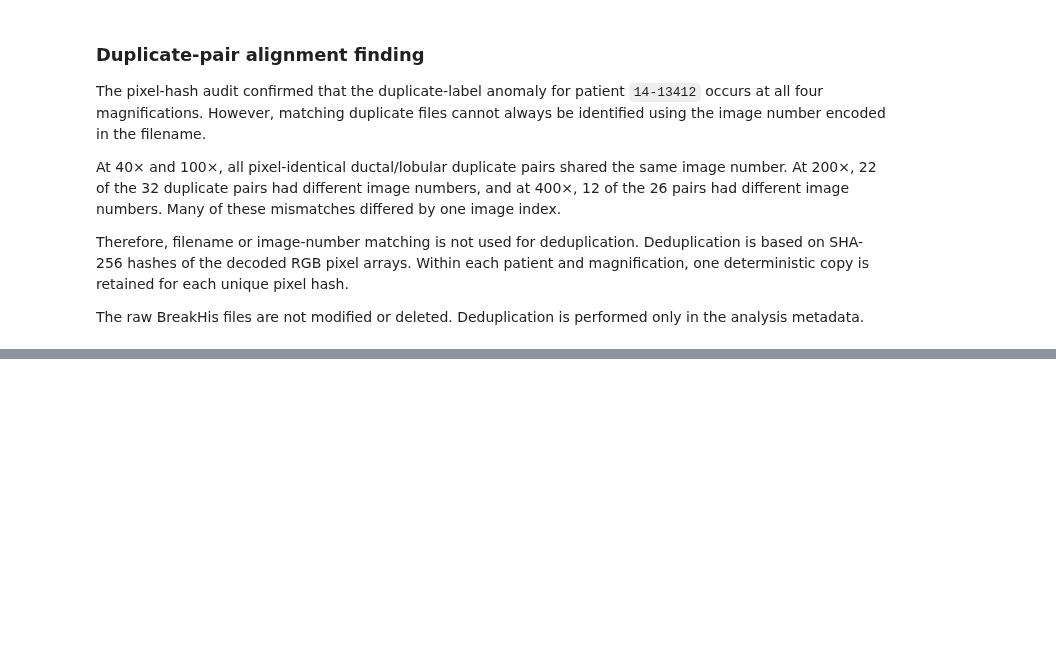
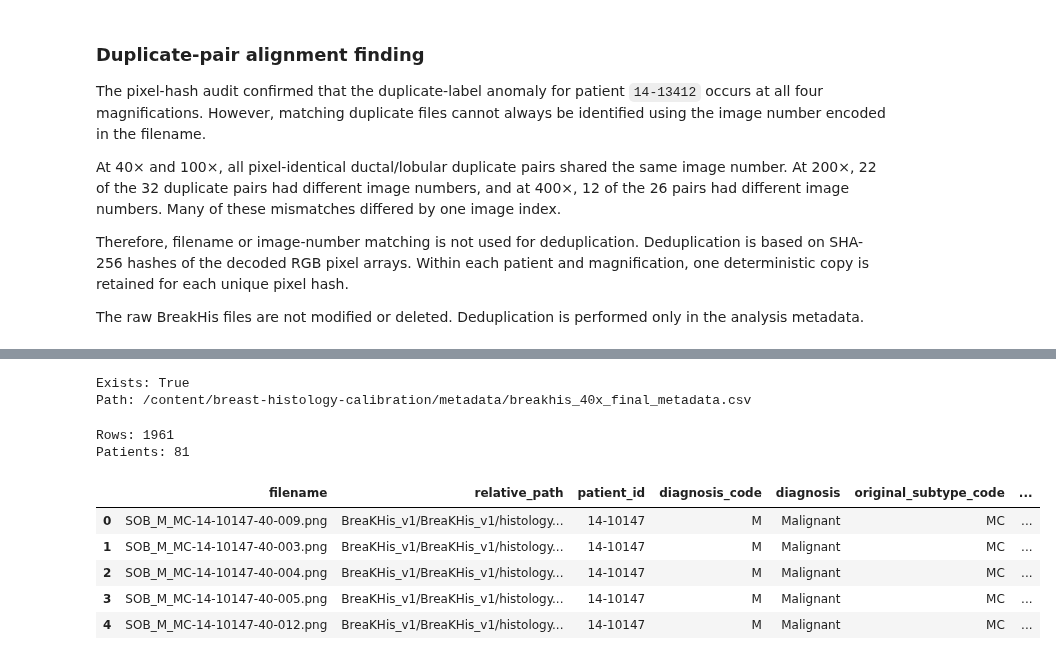
Before and after one commit to Yisihaq01/breast-histology-calibration, a Jupyter notebook: Notebooks/02_breakhis_all_magnification_audit.ipynb, the cells around one changed output, grey strips where cells are left out. Saved outputs shown, nothing was run; the diff lists cells and outputs as text; code cells hidden in the pictures; blank space fills up the shorter version.

```diff
--- a/Notebooks/02_breakhis_all_magnification_audit.ipynb
+++ b/Notebooks/02_breakhis_all_magnification_audit.ipynb
@@ -1071,0 +1354,55 @@ The raw BreakHis files are not modified or deleted. Deduplication is performed o
+# %%
+from pathlib import Path
+import shutil
+
+METADATA_DIR = Path(
+    "/content/breast-histology-calibration/metadata"
+)
+
+METADATA_DIR.mkdir(
+    parents=True,
+    exist_ok=True
+)
+
+source = Path(
+    "/content/breakhis_40x_final_metadata.csv"
+)
+
+destination = (
+    METADATA_DIR /
+    "breakhis_40x_final_metadata.csv"
+)
+
+shutil.move(
+    source,
+    destination
+)
+
+print("Exists:", destination.exists())
+print("Path:", destination)
+# %% [output]
+Exists: True
+Path: /content/breast-histology-calibration/metadata/breakhis_40x_final_metadata.csv
+# %%
+import pandas as pd
+
+existing_40x = pd.read_csv(
+    destination
+)
+
+print("Rows:", len(existing_40x))
+print(
+    "Patients:",
+    existing_40x["patient_id"].nunique()
+)
+
+display(existing_40x.head())
+# %% [output]
+Rows: 1961
+Patients: 81
+|  | filename | relative_path | patient_id | diagnosis_code | diagnosis | original_subtype_code | ... |
+| 0 | SOB_M_MC-14-10147-40-009.png | BreaKHis_v1/BreaKHis_v1/histology... | 14-10147 | M | Malignant | MC | ... |
+| 1 | SOB_M_MC-14-10147-40-003.png | BreaKHis_v1/BreaKHis_v1/histology... | 14-10147 | M | Malignant | MC | ... |
+| 2 | SOB_M_MC-14-10147-40-004.png | BreaKHis_v1/BreaKHis_v1/histology... | 14-10147 | M | Malignant | MC | ... |
+| 3 | SOB_M_MC-14-10147-40-005.png | BreaKHis_v1/BreaKHis_v1/histology... | 14-10147 | M | Malignant | MC | ... |
+| 4 | SOB_M_MC-14-10147-40-012.png | BreaKHis_v1/BreaKHis_v1/histology... | 14-10147 | M | Malignant | MC | ... |
```
Also changed, not shown: parts of 14 cells of this notebook.
